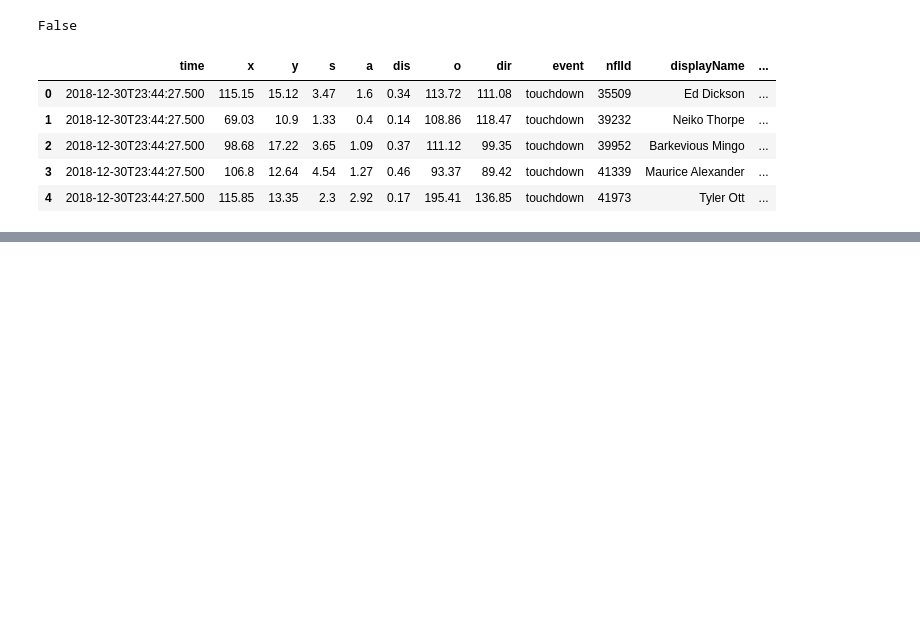
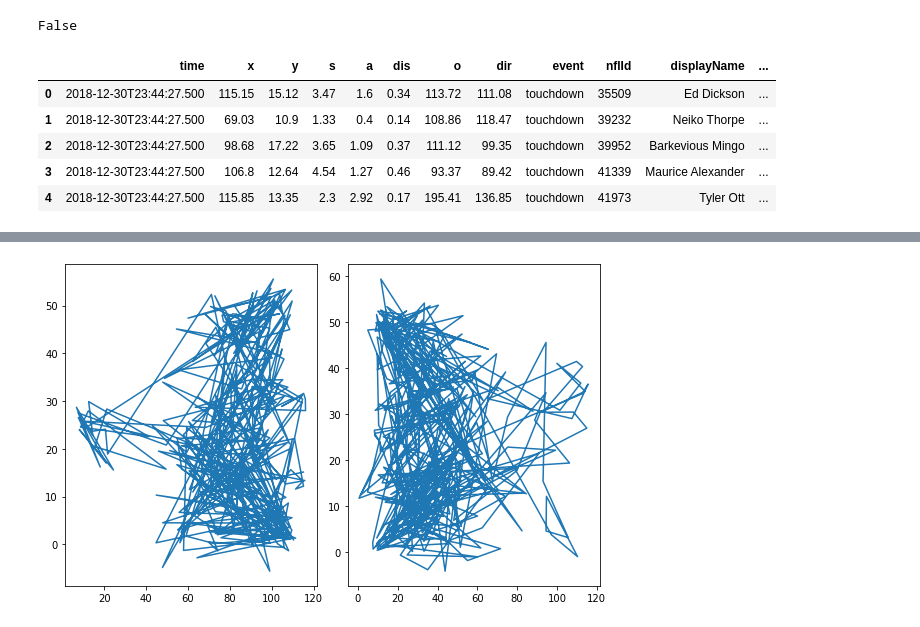
Before and after one commit to adnanrahin/NFL-Big-Data-Bowl-2022, a Jupyter notebook: data-analyzer/data_analyzer_script.ipynb, the cells around one changed output, grey strips where cells are left out. Drawn from its saved outputs; the diff is of its cells as text; code cells hidden in the pictures; blank space fills up the shorter version.

```diff
--- a/data-analyzer/data_analyzer_script.ipynb
+++ b/data-analyzer/data_analyzer_script.ipynb
@@ -59,0 +77,10 @@ plt.show()
+# %%
+
+fig, axes = plt.subplots(nrows=1, ncols=2, figsize=(8, 5))
+
+axes[0].plot(cordinates_left["x"].astype(float), cordinates_left["y"].astype(float))
+axes[1].plot(cordinates_right["x"].astype(float), cordinates_right["y"].astype(float))
+
+fig.tight_layout()
+# %% [output]
+[figure, added]
```
Also changed, not shown: parts of 7 cells of this notebook.
